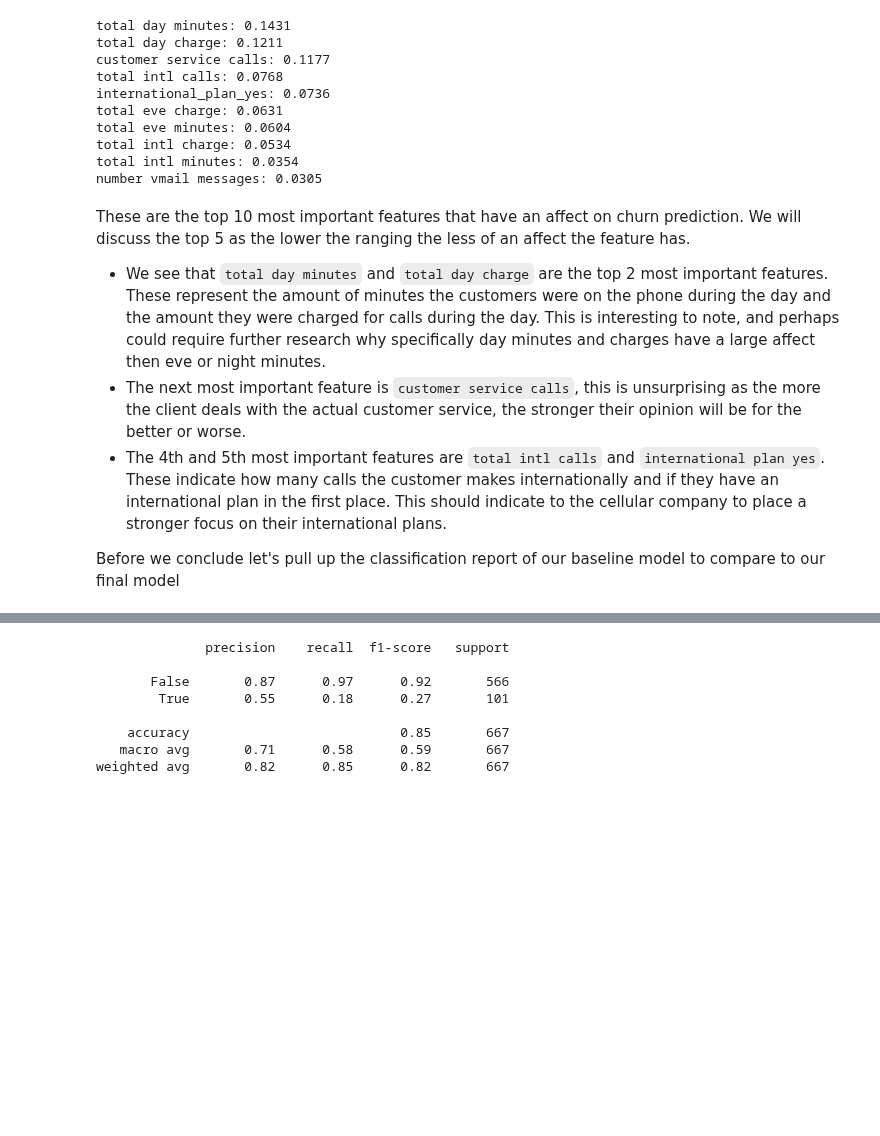
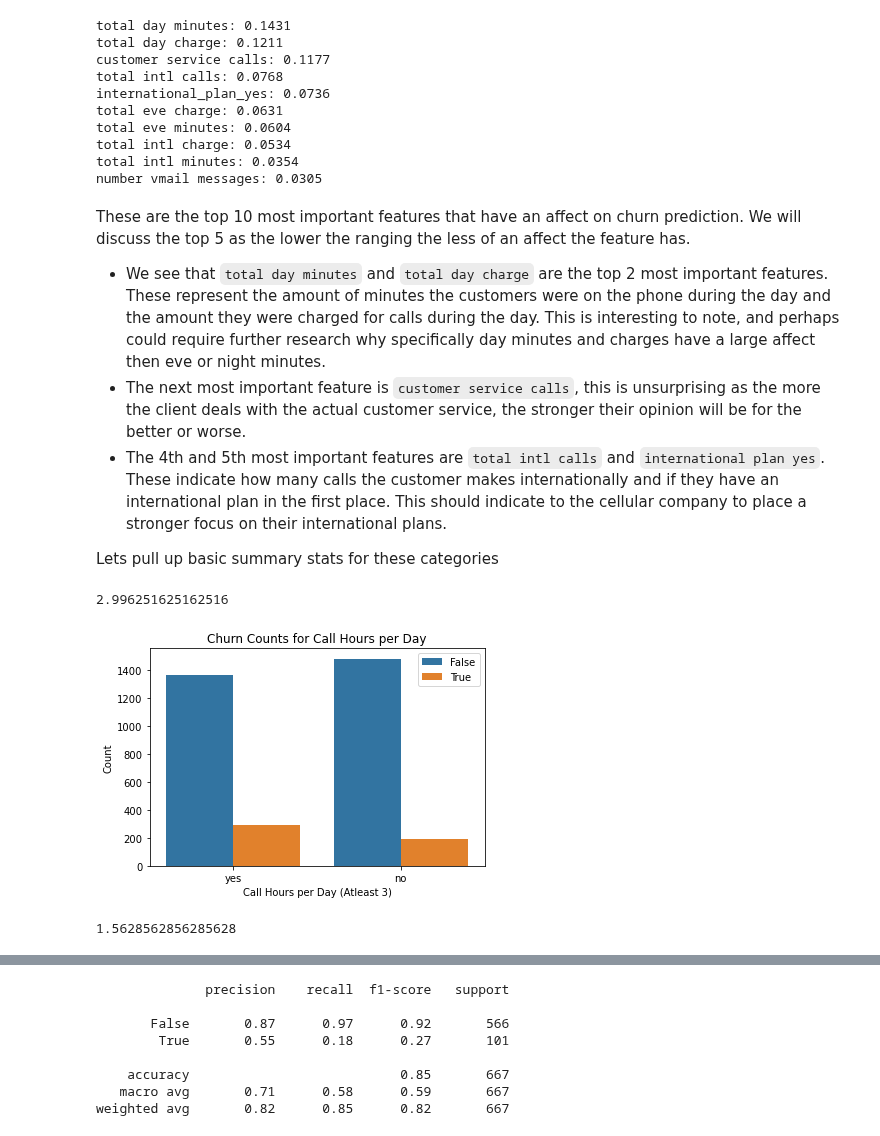
Before and after one commit to joshuaedelstein15/Telecom_churn, a Jupyter notebook: notebook.ipynb, the cells around one changed output, grey strips where cells are left out. Cells and saved outputs as stored; diff of their text form; code cells hidden in the pictures; blank space fills up the shorter version.

```diff
--- a/notebook.ipynb
+++ b/notebook.ipynb
@@ -1498,4 +1524,53 @@ These are the top 10 most important features that have an affect on churn predic
 - The next most important feature is `customer service calls`, this is unsurprising as the more the client deals with the actual customer service, the stronger their opinion will be for the better or worse.
 - The 4th and 5th most important features are `total intl calls` and `international plan yes`. These indicate how many calls the customer makes internationally and if they have an international plan in the first place. This should indicate to the cellular company to place a stronger focus on their international plans.
 
-Before we conclude let's pull up the classification report of our baseline model to compare to our final model
+Lets pull up basic summary stats for these categories
+# %%
+#calculate mean for total day minutes
+np.mean(df['total day minutes']/60)
+# %% [output]
+2.996251625162516
+# %%
+#change minutes per day to hours per day
+df['call_hrs_day'] = df['total day minutes']/60
+
+#break column into categorical column whether client made above or below 3 hours of calls
+df['above_3_hrs'] = ['yes' if x >= 3
+                           else 'no' for x in df['call_hrs_day']]
+# plot countplot
+sns.countplot(x='above_3_hrs', hue='churn', data=df)
+
+
+# insert a legend in the top right hand corner
+plt.legend(loc='upper right')
+
+# set plot title and axis labels
+plt.title('Churn Counts for Call Hours per Day')
+plt.xlabel('Call Hours per Day (Atleast 3)')
+plt.ylabel('Count')
+
+# show plot
+plt.show()
+
+#another way:
+
+# # create a crosstab of above_3_hrs and churn columns
+# ct = pd.crosstab(df['above_3_hrs'], df['churn'])
+
+# # create a stacked bar chart with colors based on churn column
+# ct.plot(kind='bar', stacked=True, color=['blue', 'orange'])
+
+# # set the axis labels and title
+# plt.xlabel('Above 3 Hours')
+# plt.ylabel('Count')
+# plt.title('Churn Counts by Above 3 Hours')
+
+# # show the plot
+# plt.show()
+# %% [output]
+[figure, added]
+# %%
+#calculate mean for customer service calls
+np.mean(df['customer service calls'])
+# %% [output]
+1.5628562856285628
```
Also changed, not shown: parts of 8 cells of this notebook.
